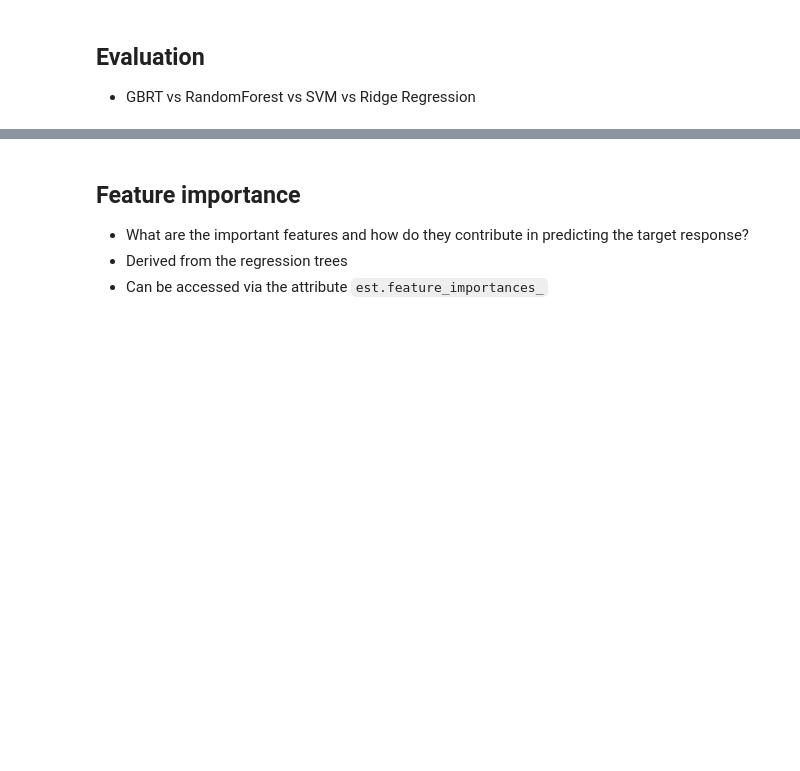
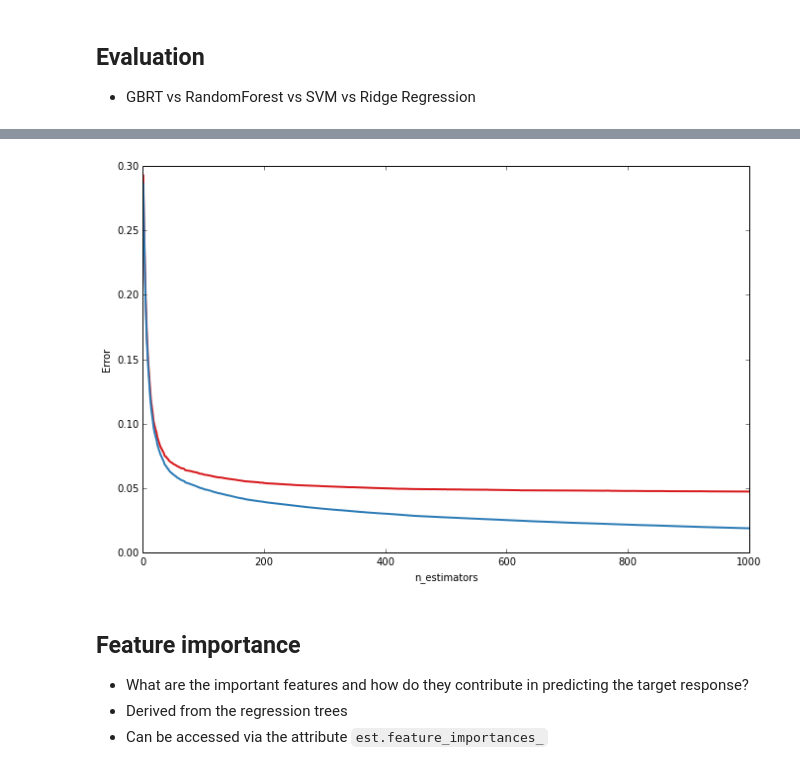
Before and after one commit to pprett/pydata-gbrt-tutorial, a Jupyter notebook: gbm-tutorial.ipynb, the cells around one changed output, grey strips where cells are left out. Saved outputs shown, nothing was run; the diff lists cells and outputs as text; code cells hidden in the pictures; blank space fills up the shorter version.

```diff
--- a/gbm-tutorial.ipynb
+++ b/gbm-tutorial.ipynb
@@ -259,7 +257,7 @@ plt.legend(loc='upper left')
 n_estimators = len(est.estimators_)
 
 def deviance_plot(est, X_test, y_test, ax=None, label='', train_color='#2c7bb6',
-                  test_color='#d7191c', alpha=1.0):
+                  test_color='#d7191c', alpha=1.0, ylim=(0, 10)):
     """Deviance plot for ``est``, use ``X_test`` and ``y_test`` for test error. """
     test_dev = np.empty(n_estimators)
 
@@ -276,7 +274,7 @@ def deviance_plot(est, X_test, y_test, ax=None, label='', train_color='#2c7bb6',
              label='Train %s' % label, linewidth=2, alpha=alpha)
     ax.set_ylabel('Error')
     ax.set_xlabel('n_estimators')
-    ax.set_ylim((0, 10))
+    ax.set_ylim(ylim)
     return test_dev, ax
 
 test_dev, ax = deviance_plot(est, X_test, y_test)
@@ -529,3 +533,16 @@ res[['train_time', 'test_time', 'MAE']].sort('MAE', ascending=False)
+# %%
+# diagnose the model
+test_dev, ax = deviance_plot(est, X_test, y_test, ylim=(0, .3))
+
+## modify the hyperparameters
+# tuned_est = benchmark(GradientBoostingRegressor(n_estimators=1000, max_depth=4, learning_rate=0.1,
+#                                                 loss='ls', random_state=0, verbose=1))
+
+## print results
+#res_df = pd.DataFrame(data=res).T
+#res_df[['train_time', 'test_time', 'MAE']].sort('MAE', ascending=False)
+# %% [output]
+[figure, added]
 # %% [markdown]
 ## Feature importance
 
```
Also changed, not shown: parts of 11 cells of this notebook, 1 other file.
